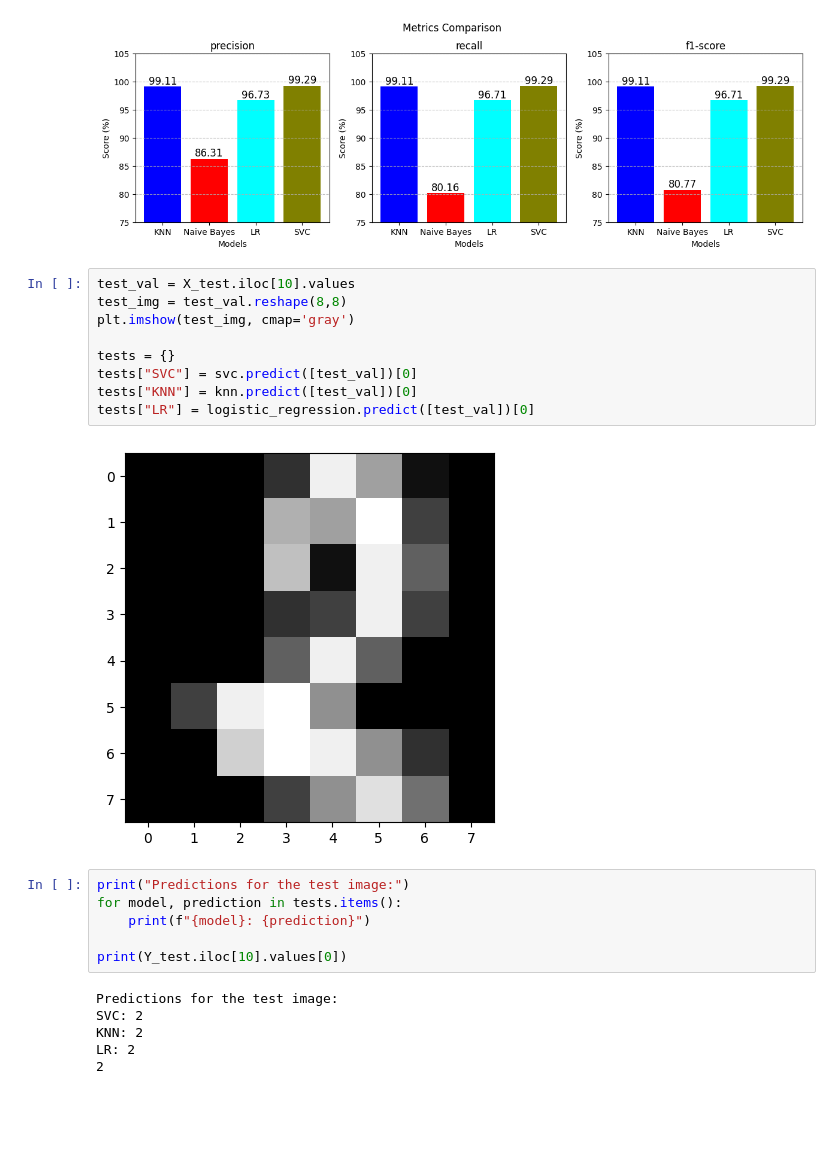
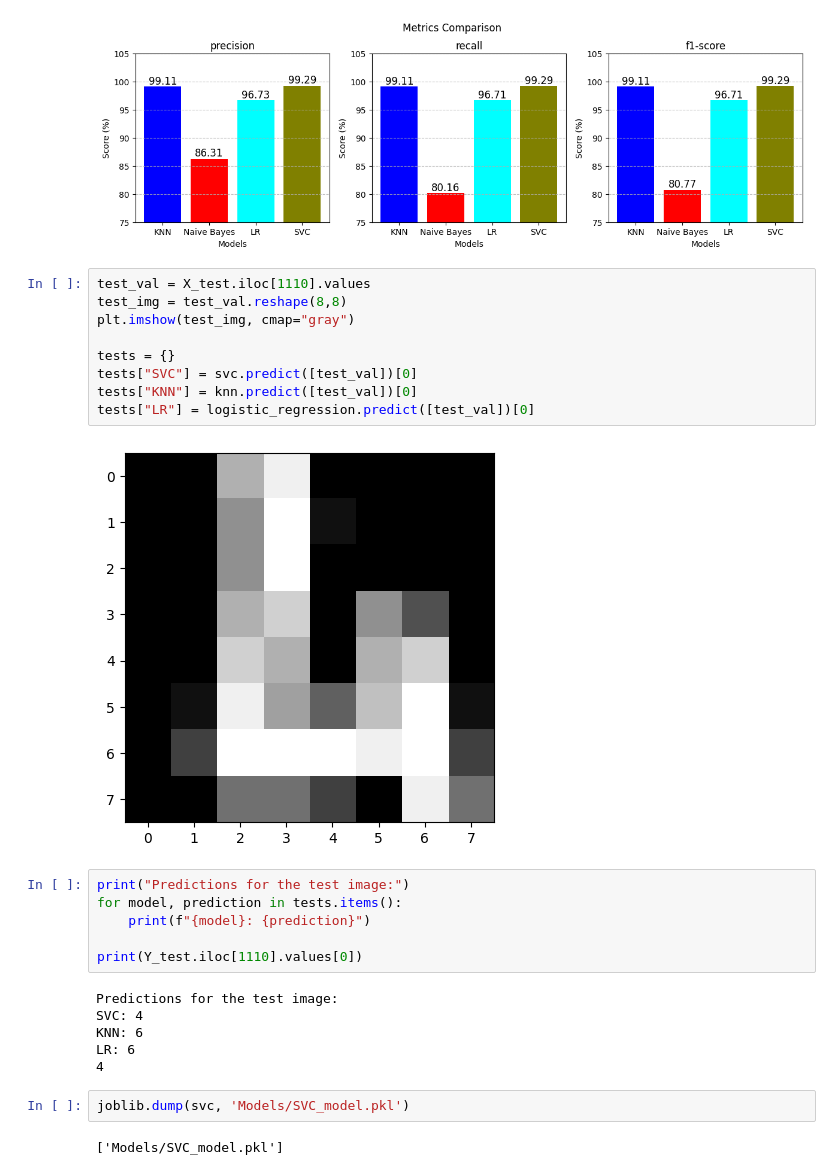
Before and after one commit to Muhammad-Abdullah-Feroz/Macine-Learning, a Jupyter notebook: OCR_Digits.ipynb, the cells around one changed output. Cells and saved outputs as stored; diff of their text form; blank space fills up the shorter version.

Commit message:
Added cell to save the model for further use

```diff
--- a/OCR_Digits.ipynb
+++ b/OCR_Digits.ipynb
@@ -549,25 +533,29 @@ plt.show()
 # %% [output]
 [figure]
 # %%
-test_val = X_test.iloc[10].values
+test_val = X_test.iloc[1110].values
 test_img = test_val.reshape(8,8)
-plt.imshow(test_img, cmap='gray')
+plt.imshow(test_img, cmap="gray")
 
 tests = {}
 tests["SVC"] = svc.predict([test_val])[0]
 tests["KNN"] = knn.predict([test_val])[0]
 tests["LR"] = logistic_regression.predict([test_val])[0]
 # %% [output]
-[figure, old version]
+[figure, new version]
 # %%
 print("Predictions for the test image:")
 for model, prediction in tests.items():
     print(f"{model}: {prediction}")
 
-print(Y_test.iloc[10].values[0])
+print(Y_test.iloc[1110].values[0])
 # %% [output]
 Predictions for the test image:
-SVC: 2
-KNN: 2
-LR: 2
-2
+SVC: 4
+KNN: 6
+LR: 6
+4
+# %%
+joblib.dump(svc, 'Models/SVC_model.pkl')
+# %% [output]
+['Models/SVC_model.pkl']
```
Also changed, not shown: parts of 2 cells of this notebook, 1 other file.
